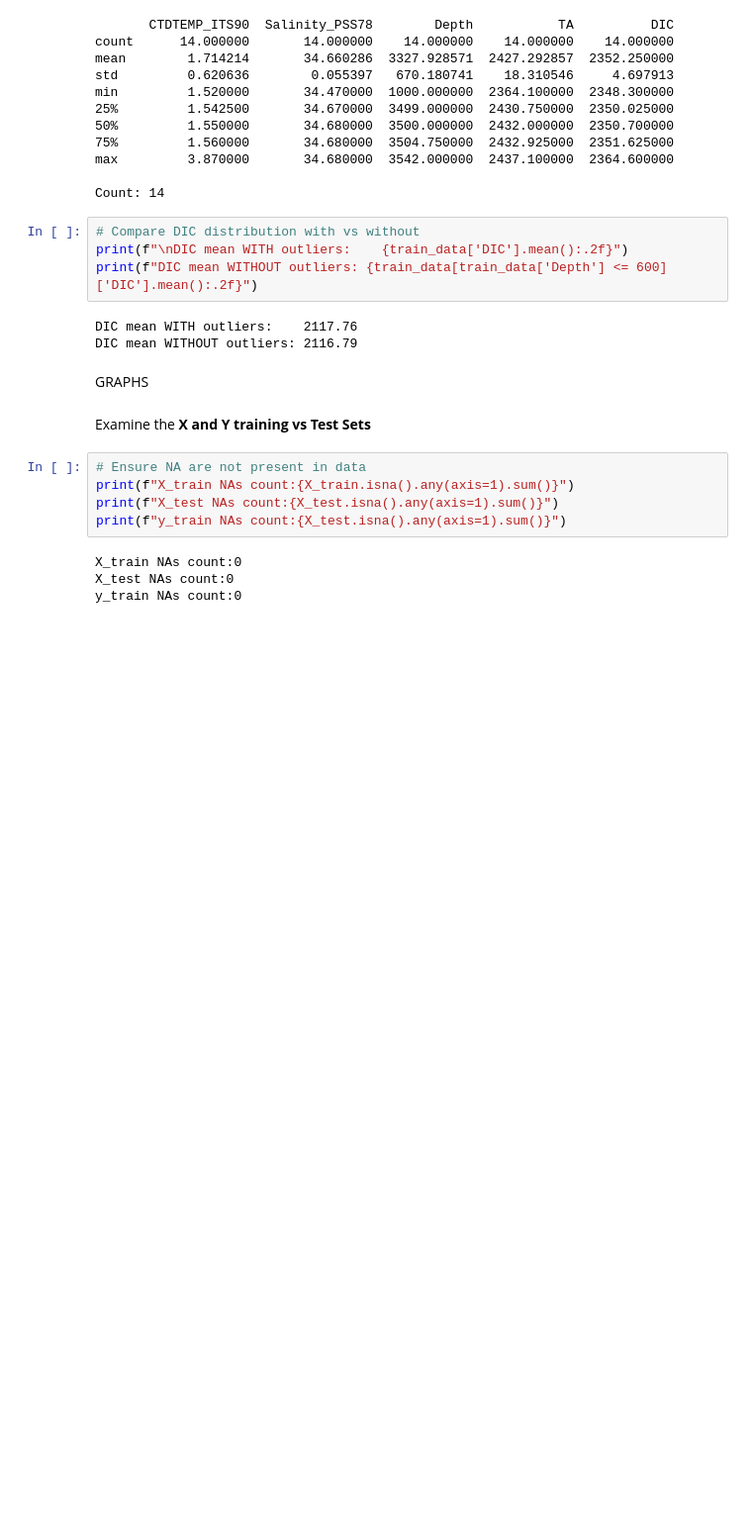
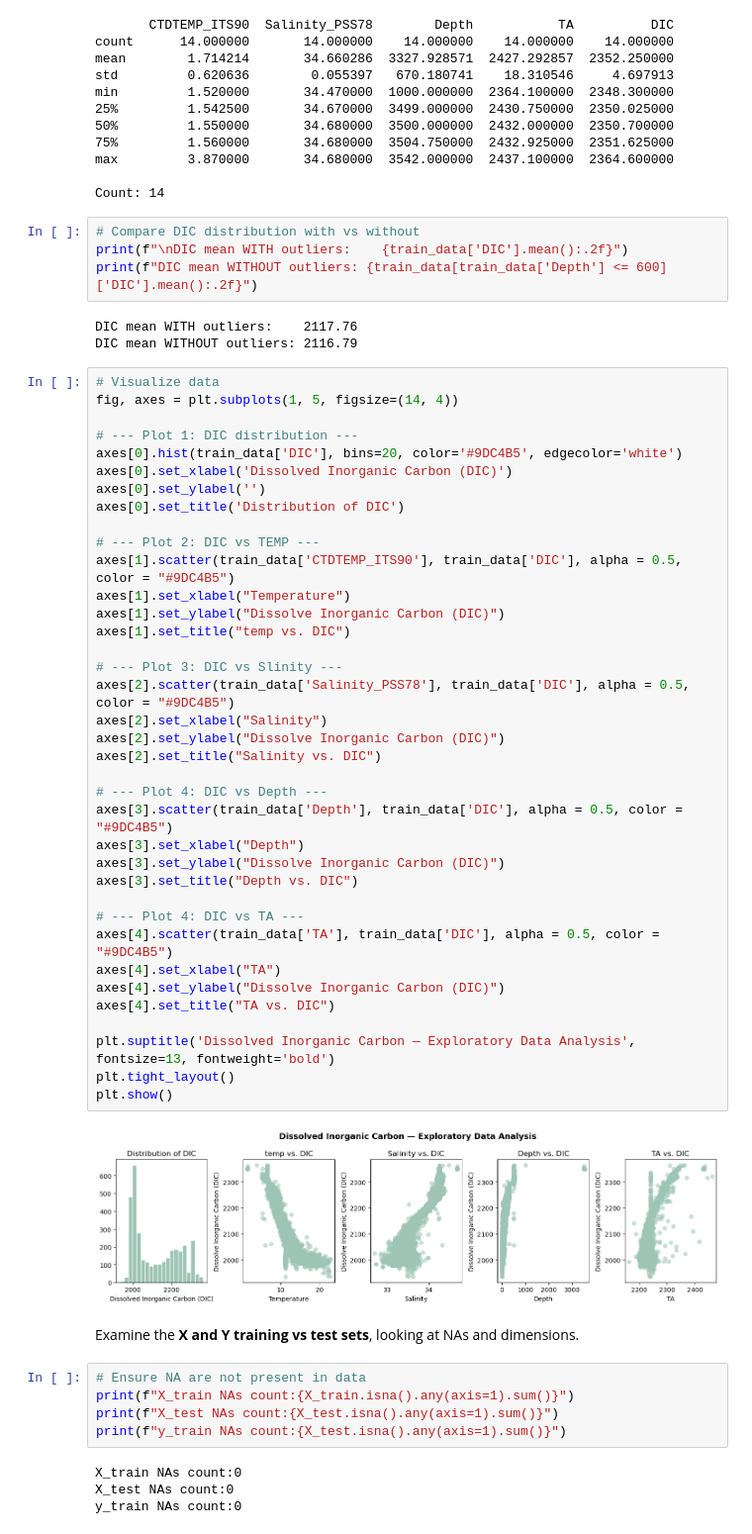
Before and after one commit to petervitale910/kaggle_competition, a Jupyter notebook: all_models.ipynb, the cells around one changed output. Shown at 99% size. Drawn from its saved outputs; the diff is of its cells as text; blank space fills up the shorter version.

```diff
--- a/all_models.ipynb
+++ b/all_models.ipynb
@@ -69,10 +71,47 @@ print(f"DIC mean WITHOUT outliers: {train_data[train_data['Depth'] <= 600]['DIC'
 # %% [output]
 DIC mean WITH outliers:    2117.76
 DIC mean WITHOUT outliers: 2116.79
-# %% [markdown]
-GRAPHS
+# %%
+# Visualize data
+fig, axes = plt.subplots(1, 5, figsize=(14, 4))
+
+# --- Plot 1: DIC distribution ---
+axes[0].hist(train_data['DIC'], bins=20, color='#9DC4B5', edgecolor='white')
+axes[0].set_xlabel('Dissolved Inorganic Carbon (DIC)')
+axes[0].set_ylabel('')
+axes[0].set_title('Distribution of DIC')
+
+# --- Plot 2: DIC vs TEMP ---
+axes[1].scatter(train_data['CTDTEMP_ITS90'], train_data['DIC'], alpha = 0.5, color = "#9DC4B5")
+axes[1].set_xlabel("Temperature")
+axes[1].set_ylabel("Dissolve Inorganic Carbon (DIC)")
+axes[1].set_title("temp vs. DIC")
+
+# --- Plot 3: DIC vs Slinity ---
+axes[2].scatter(train_data['Salinity_PSS78'], train_data['DIC'], alpha = 0.5, color = "#9DC4B5")
+axes[2].set_xlabel("Salinity")
+axes[2].set_ylabel("Dissolve Inorganic Carbon (DIC)")
+axes[2].set_title("Salinity vs. DIC")
+
+# --- Plot 4: DIC vs Depth ---
+axes[3].scatter(train_data['Depth'], train_data['DIC'], alpha = 0.5, color = "#9DC4B5")
+axes[3].set_xlabel("Depth")
+axes[3].set_ylabel("Dissolve Inorganic Carbon (DIC)")
+axes[3].set_title("Depth vs. DIC")
+
+# --- Plot 4: DIC vs TA ---
+axes[4].scatter(train_data['TA'], train_data['DIC'], alpha = 0.5, color = "#9DC4B5")
+axes[4].set_xlabel("TA")
+axes[4].set_ylabel("Dissolve Inorganic Carbon (DIC)")
+axes[4].set_title("TA vs. DIC")
+
+plt.suptitle('Dissolved Inorganic Carbon — Exploratory Data Analysis', fontsize=13, fontweight='bold')
+plt.tight_layout()
+plt.show()
+# %% [output]
+[figure, added]
 # %% [markdown]
-Examine the **X and Y training vs Test Sets**
+Examine the **X and Y training vs test sets**, looking at NAs and dimensions.
 # %%
 # Ensure NA are not present in data
 print(f"X_train NAs count:{X_train.isna().any(axis=1).sum()}")
```
Also changed, not shown: parts of 19 cells of this notebook, 2 other files.
